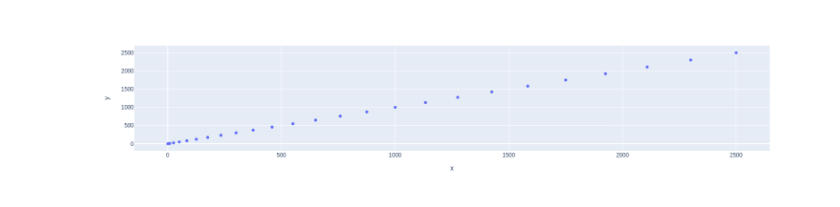
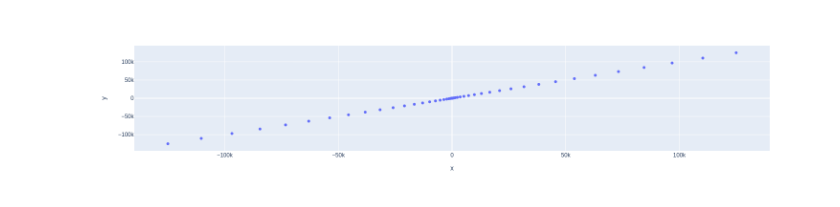
Before and after one commit to ChanYoungHeo/my-notebooks-repo, a Jupyter notebook: experiment1.ipynb, the cells around one changed output. Saved outputs shown, nothing was run; the diff lists cells and outputs as text; code cells hidden in the pictures.

```diff
--- a/experiment1.ipynb
+++ b/experiment1.ipynb
@@ -6,7 +6,7 @@ import plotly.express as px
 x = np.linspace(start=-50, stop=50)
 
 # y-axis data points
-y = x ** 2
+y = x ** 5
 
 # define the plot
 fig = px.scatter(x=y, y=y)
@@ -17 +16 @@ fig.show()
-[figure, old version]
+[figure, new version]
```
Also changed, not shown: parts of 1 cell of this notebook.
